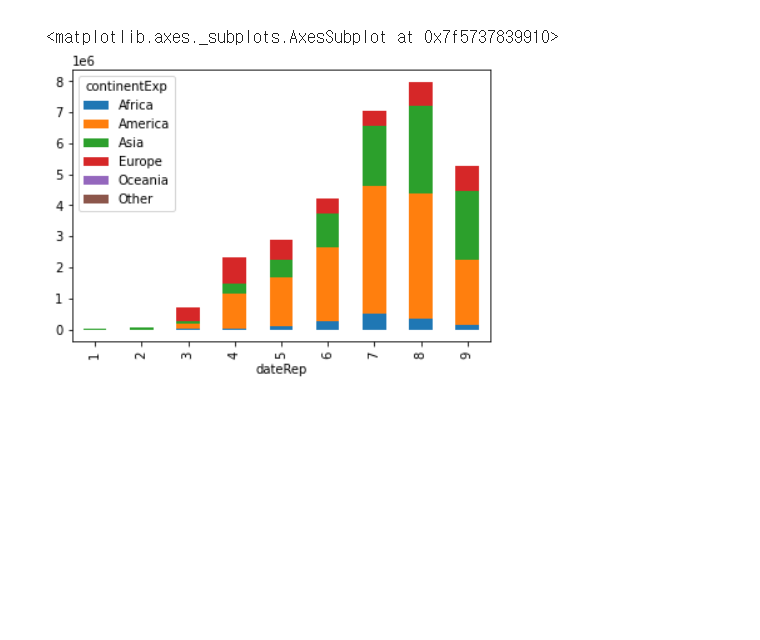
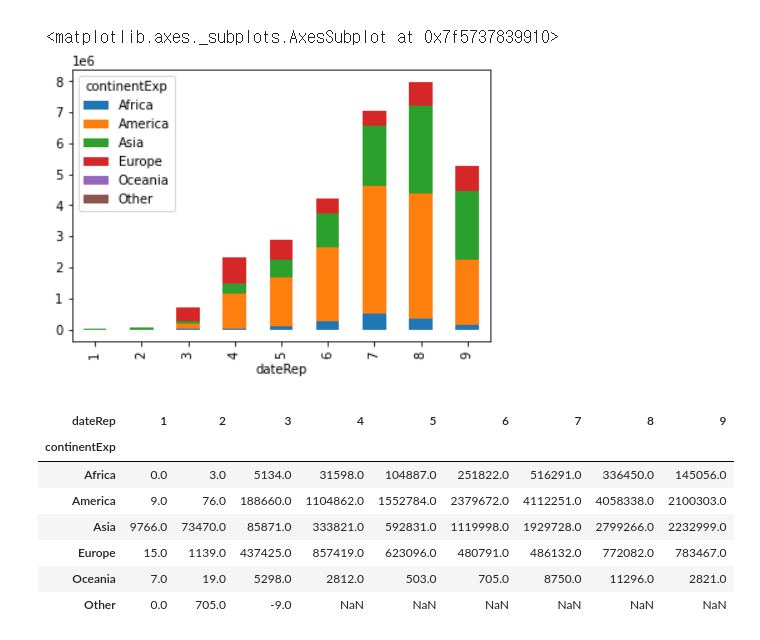
Before and after one commit to Lee-geonwu/class_ai4ml, a Jupyter notebook: week7/Midterm_ai4ml.ipynb, the cells around one changed output. Drawn from its saved outputs; the diff is of its cells as text; code cells hidden in the pictures; blank space fills up the shorter version.

```diff
--- a/week7/Midterm_ai4ml.ipynb
+++ b/week7/Midterm_ai4ml.ipynb
@@ -266,2 +288,15 @@ Barplot:
+# %%
+### Your code here:
+Q10 = covid['2020-01-01' : '2020-12-31']
+Q10.pivot_table( index = 'continentExp', columns = Q10.index.month, values = 'cases', aggfunc = 'sum'  )
+# %% [output]
+| dateRep | 1 | 2 | 3 | 4 | 5 | 6 | 7 | 8 | 9 |
+| continentExp |  |  |  |  |  |  |  |  |  |
+| Africa | 0.0 | 3.0 | 5134.0 | 31598.0 | 104887.0 | 251822.0 | 516291.0 | 336450.0 | 145056.0 |
+| America | 9.0 | 76.0 | 188660.0 | 1104862.0 | 1552784.0 | 2379672.0 | 4112251.0 | 4058338.0 | 2100303.0 |
+| Asia | 9766.0 | 73470.0 | 85871.0 | 333821.0 | 592831.0 | 1119998.0 | 1929728.0 | 2799266.0 | 2232999.0 |
+| Europe | 15.0 | 1139.0 | 437425.0 | 857419.0 | 623096.0 | 480791.0 | 486132.0 | 772082.0 | 783467.0 |
+| Oceania | 7.0 | 19.0 | 5298.0 | 2812.0 | 503.0 | 705.0 | 8750.0 | 11296.0 | 2821.0 |
+| Other | 0.0 | 705.0 | -9.0 | NaN | NaN | NaN | NaN | NaN | NaN |
 # %%
 # %% [output]
```
Also changed, not shown: parts of 13 cells of this notebook.
